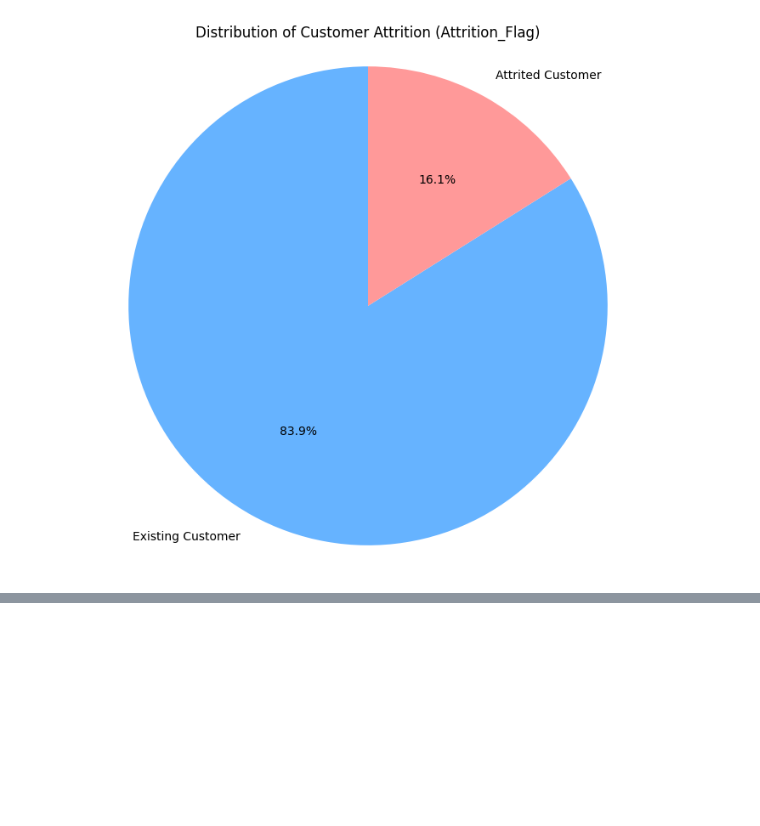
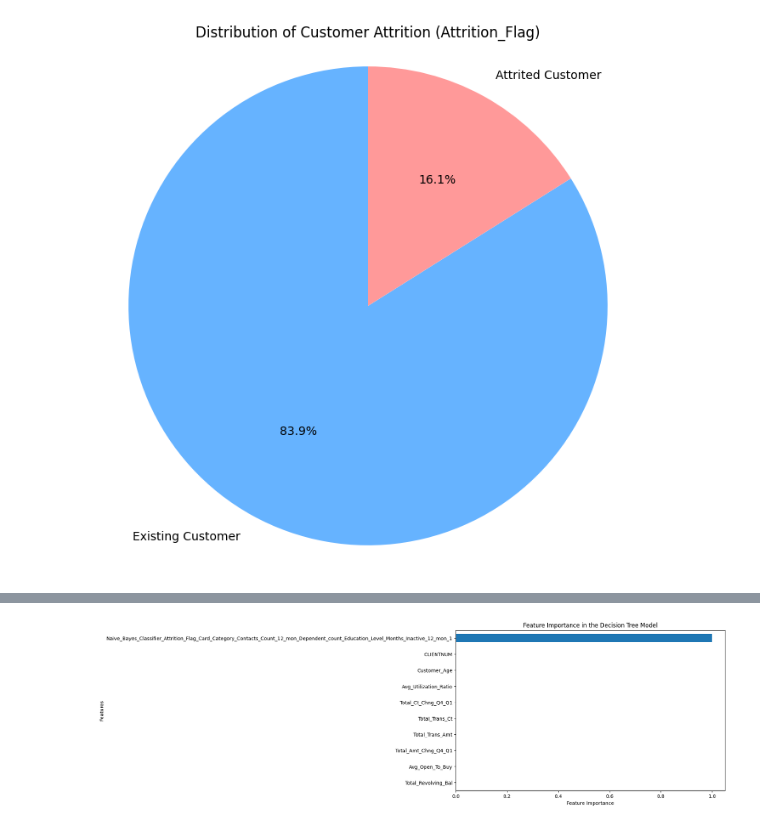
Before and after one commit to MR-Toufigh/Basics-of-intelligent-systems-fall-2024, a Jupyter notebook: main_code_Q1.ipynb, the cells around one changed output, grey strips where cells are left out. Saved outputs shown, nothing was run; the diff lists cells and outputs as text; code cells hidden in the pictures; blank space fills up the shorter version.

```diff
--- a/main_code_Q1.ipynb
+++ b/main_code_Q1.ipynb
@@ -284,3 +284,73 @@ plt.show()
 # "This pie chart visualizes the distribution of customer attrition as indicated by the 'Attrition_Flag' feature. It shows the percentage of existing customers versus those who have attrited, providing a clear visual understanding of the target variable distribution."
 # %% [output]
 [figure]
+# %%
+# Importing required libraries
+import pandas as pd
+from sklearn.model_selection import train_test_split
+from sklearn.preprocessing import LabelEncoder
+from sklearn.metrics import classification_report, confusion_matrix
+from sklearn.tree import DecisionTreeClassifier
+
+# Assuming your DataFrame is named df
+
+# Step 2: Define input and output variables
+X = df.drop('Attrition_Flag', axis=1)  # Dropping the target variable
+y = df['Attrition_Flag']  # Target variable
+
+# Step 3: Data preprocessing (convert categorical variables to numeric)
+categorical_cols = X.select_dtypes(include=['object']).columns
+
+for col in categorical_cols:
+    le = LabelEncoder()
+    X[col] = le.fit_transform(X[col])
+
+# Convert the target variable to numeric
+le_target = LabelEncoder()
+y = le_target.fit_transform(y)
+
+# Step 4: Split data into training, validation, and test sets
+# Example: 60% training, 20% validation, 20% testing
+X_train_val, X_test, y_train_val, y_test = train_test_split(
+    X, y, test_size=0.2, random_state=42)
+X_train, X_val, y_train, y_val = train_test_split(
+    X_train_val, y_train_val, test_size=0.25, random_state=42)  # 0.25 x 0.8 = 0.2
+
+# Step 5: Select and train the model (Decision Tree) without balancing the data
+classifier = DecisionTreeClassifier(random_state=42)
+classifier.fit(X_train, y_train)
+
+# Step 5: Evaluate the model
+
+# Predict on training data
+y_train_pred = classifier.predict(X_train)
+print("Classification report for training data:")
+print(classification_report(y_train, y_train_pred))
+print("Confusion matrix for training data:")
+print(confusion_matrix(y_train, y_train_pred))
+
+# Predict on validation data
+y_val_pred = classifier.predict(X_val)
+print("\nClassification report for validation data:")
+print(classification_report(y_val, y_val_pred))
+print("Confusion matrix for validation data:")
+print(confusion_matrix(y_val, y_val_pred))
+
+# Step 6: Analyze feature importance
+feature_importances = pd.Series(classifier.feature_importances_, index=X.columns)
+feature_importances = feature_importances.sort_values(ascending=False)
+
+print("\nFeature Importance:")
+print(feature_importances)
+
+# Plot feature importance
+import matplotlib.pyplot as plt
+
+plt.figure(figsize=(10,6))
+feature_importances.head(10).plot(kind='barh')  # Plot the top 10 features as a horizontal bar chart
+plt.xlabel('Feature Importance')  # Label for the x-axis
+plt.ylabel('Features')  # Label for the y-axis
+plt.title('Feature Importance in the Decision Tree Model')  # Chart title
+plt.gca().invert_yaxis()  # Invert the y-axis for better readability
+plt.show()
+# %% [output]
@@ -286,0 +374 @@ plt.show()
+[figure, added]
```
Also changed, not shown: parts of 6 cells of this notebook.
